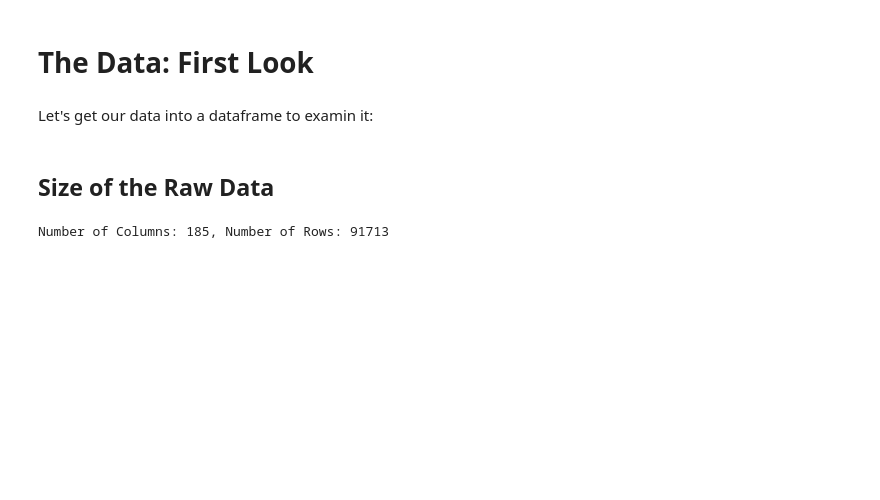
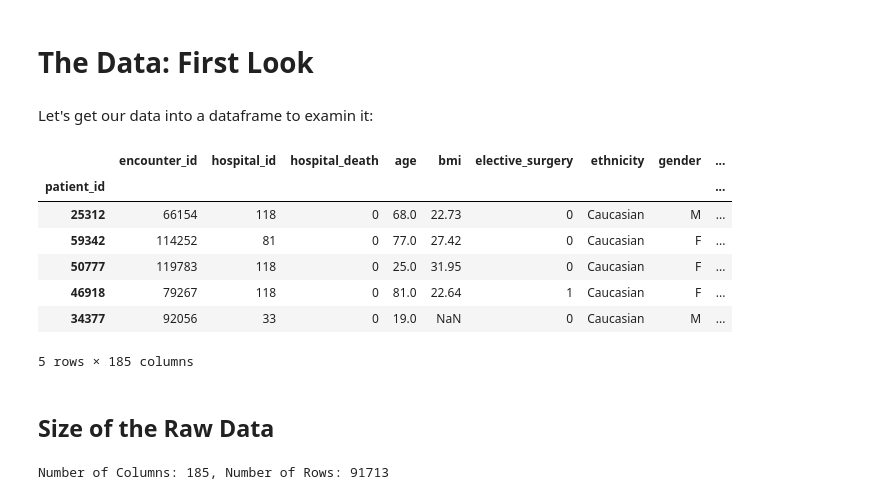
Before and after one commit to curie-capstone/predicting-patient-outcomes, a Jupyter notebook: Predicting Patient Outcome.ipynb, the cells around one changed output. Cells and saved outputs as stored; diff of their text form; code cells hidden in the pictures; blank space fills up the shorter version.

```diff
--- a/Predicting Patient Outcome.ipynb
+++ b/Predicting Patient Outcome.ipynb
@@ -9,10 +9,21 @@ Let's get our data into a dataframe to examin it:
 # %%
 import src.wrangle
 import pandas as pd
 import numpy as np
 
 df = src.wrangle.get_raw_data()
 data_dict = pd.read_csv('data/WiDS Datathon 2020 Dictionary.csv')
+
+df.head()
+# %% [output]
+|  | encounter_id | hospital_id | hospital_death | age | bmi | elective_surgery | ethnicity | gender | ... |
+| patient_id |  |  |  |  |  |  |  |  | ... |
+| 25312 | 66154 | 118 | 0 | 68.0 | 22.73 | 0 | Caucasian | M | ... |
+| 59342 | 114252 | 81 | 0 | 77.0 | 27.42 | 0 | Caucasian | F | ... |
+| 50777 | 119783 | 118 | 0 | 25.0 | 31.95 | 0 | Caucasian | F | ... |
+| 46918 | 79267 | 118 | 0 | 81.0 | 22.64 | 1 | Caucasian | F | ... |
+| 34377 | 92056 | 33 | 0 | 19.0 | NaN | 0 | Caucasian | M | ... |
+5 rows × 185 columns
 # %% [markdown]
 ## Size of the Raw Data
 # %%
```
Also changed, not shown: parts of 24 cells of this notebook.
